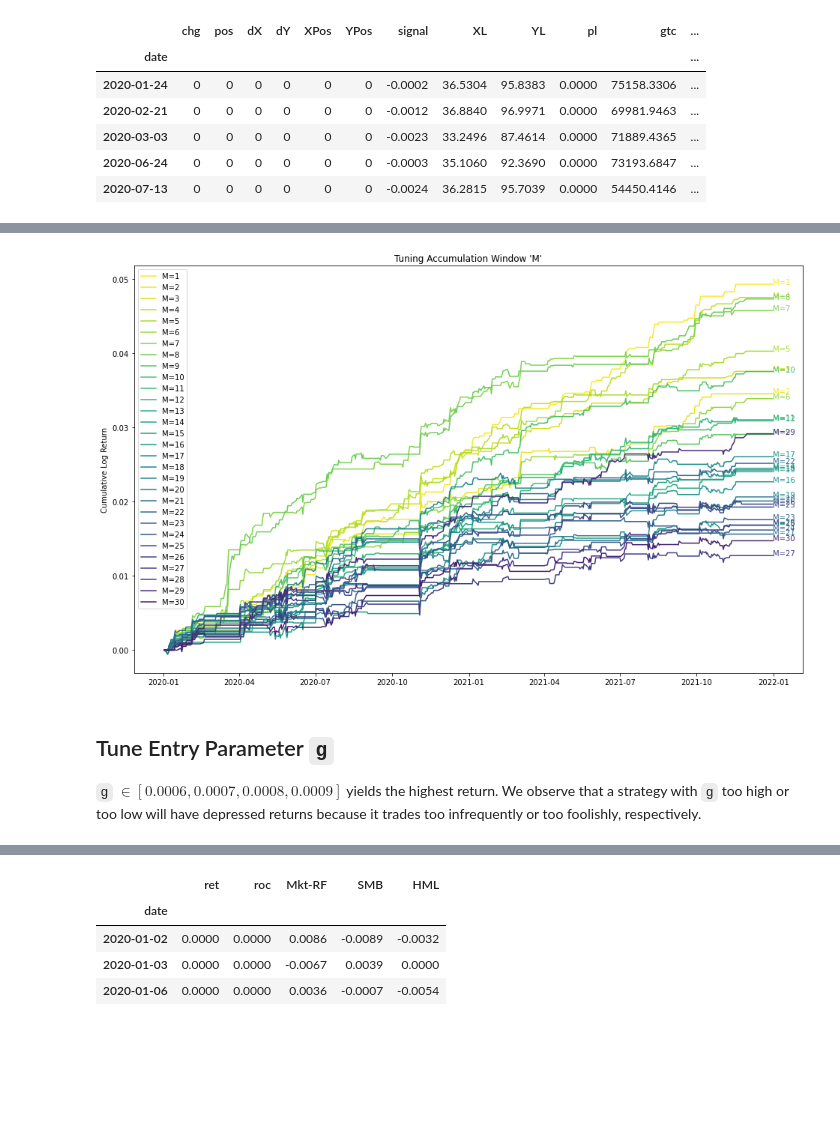
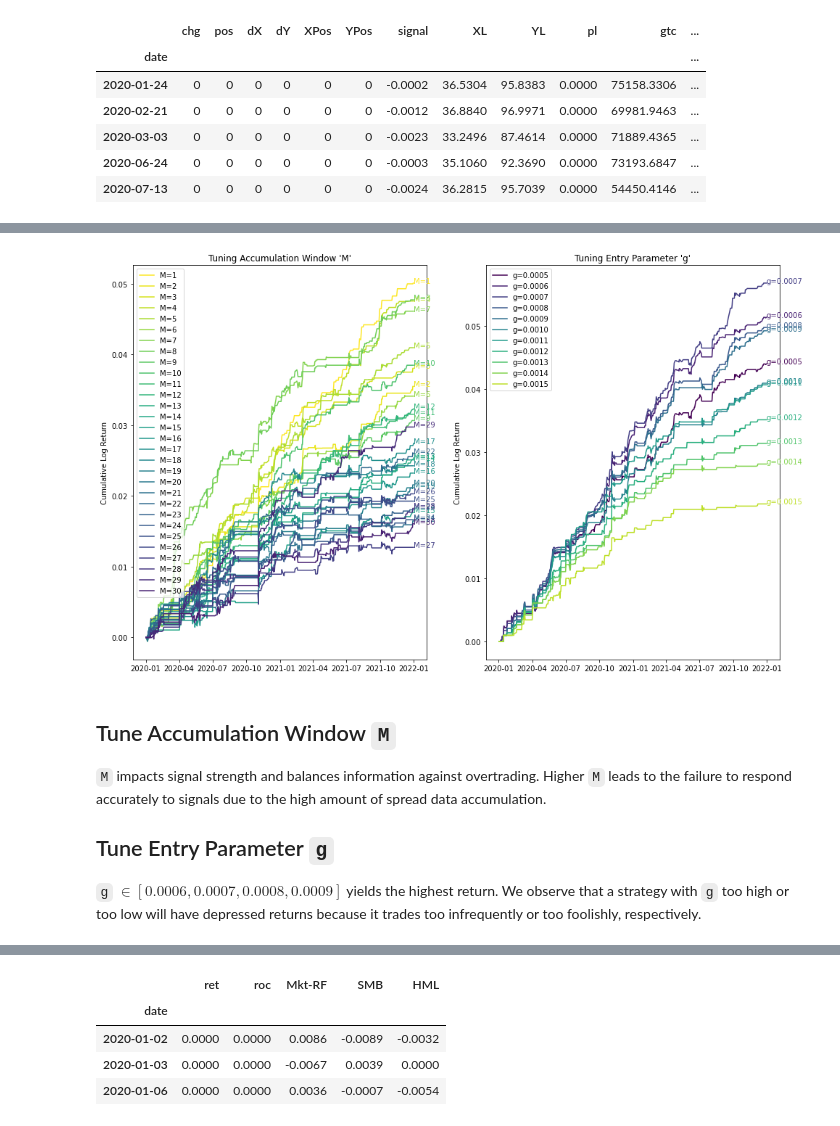
Before and after one commit to philipwlee/regquant, a Jupyter notebook: hw2_spread_sim/hw2_spread_sim_philip_lee_12129240.ipynb, the cells around one changed output, grey strips where cells are left out. Drawn from its saved outputs; the diff is of its cells as text; code cells hidden in the pictures; blank space fills up the shorter version.

```diff
--- a/hw2_spread_sim/hw2_spread_sim_philip_lee_12129240.ipynb
+++ b/hw2_spread_sim/hw2_spread_sim_philip_lee_12129240.ipynb
@@ -478,29 +499,54 @@ visualize_strat(strat, g, j)
 # %%
 g = 0.001   # Entry parameter
 j = 0.00015 # Exit parameter
 s = 0.01    # Stop Loss parameter
 # M = 10      # Accumulation window to determine spread divergence
 
-fig, ax = plt.subplots()
+fig, axs = plt.subplots(1,2)
 
 minim = 1
 maxim = 31
 Ms = range(minim,maxim)
 
 for i, M in enumerate(Ms):
     strat = construct_strategy(etfs_facts, QUANDL_ASSETS, g, j, s, M)
     plot_ser = strat["2020":]["ret"].cumsum()
     colo = cm.viridis(255-i*8)
-    ax.plot(plot_ser, c=colo, label=f"M={M}")
-    ax.annotate(f"M={M}", xy=(plot_ser.index[-1], plot_ser.iloc[-1]), c=colo)
-    ax.set_ylabel("Cumulative Log Return")
+    axs[0].plot(plot_ser, c=colo, label=f"M={M}")
+    axs[0].annotate(f"M={M}", xy=(plot_ser.index[-1], plot_ser.iloc[-1]), c=colo)
+    axs[0].set_ylabel("Cumulative Log Return")
 
-plt.title("Tuning Accumulation Window 'M'")
-plt.legend()
+axs[0].set_title("Tuning Accumulation Window 'M'")
+axs[0].legend()
+
+# g = 0.001   # Entry parameter
+j = 0.00015 # Exit parameter
+s = 0.01    # Stop Loss parameter
+M = 5       # Accumulation window to determine spread divergence
+
+minim = 0.0005
+maxim = 0.0015
+gs = np.linspace(minim, maxim, 11)
+
+for i, g in enumerate(gs):
+    strat = construct_strategy(etfs_facts, QUANDL_ASSETS, g, j, s, M)
+    plot_ser = strat["2020":]["ret"].cumsum()
+    colo = cm.viridis(i*23)
+    axs[1].plot(plot_ser, c=colo, label=f"g={g:.4f}")
+    axs[1].annotate(f"g={g:.4f}", xy=(plot_ser.index[-1], plot_ser.iloc[-1]), c=colo)
+    axs[1].set_ylabel("Cumulative Log Return")
+
+axs[1].set_title("Tuning Entry Parameter 'g'")
+axs[1].legend()
+
 plt.show()
 # %% [output]
-[figure, old version]
+[figure, new version]
 # %% [markdown]
+## Tune Accumulation Window `M`
+
+`M` impacts signal strength and balances information against overtrading. Higher `M` leads to the failure to respond accurately to signals due to the high amount of spread data accumulation.
+
 ## Tune Entry Parameter `g`
 
 `g` $\in [0.0006, 0.0007, 0.0008, 0.0009]$ yields the highest return. We observe that a strategy with `g` too high or too low will have depressed returns because it trades too infrequently or too foolishly, respectively.
```
Also changed, not shown: parts of 39 cells of this notebook.
